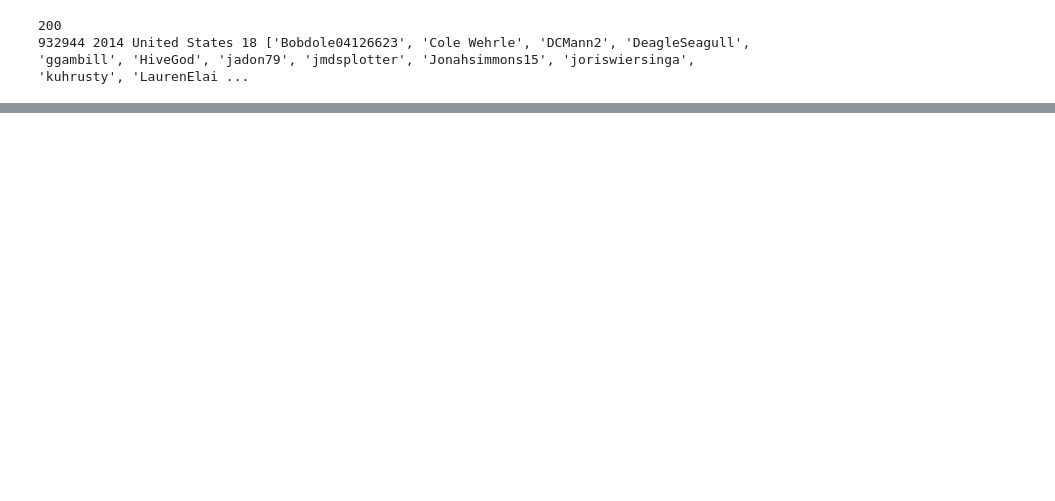
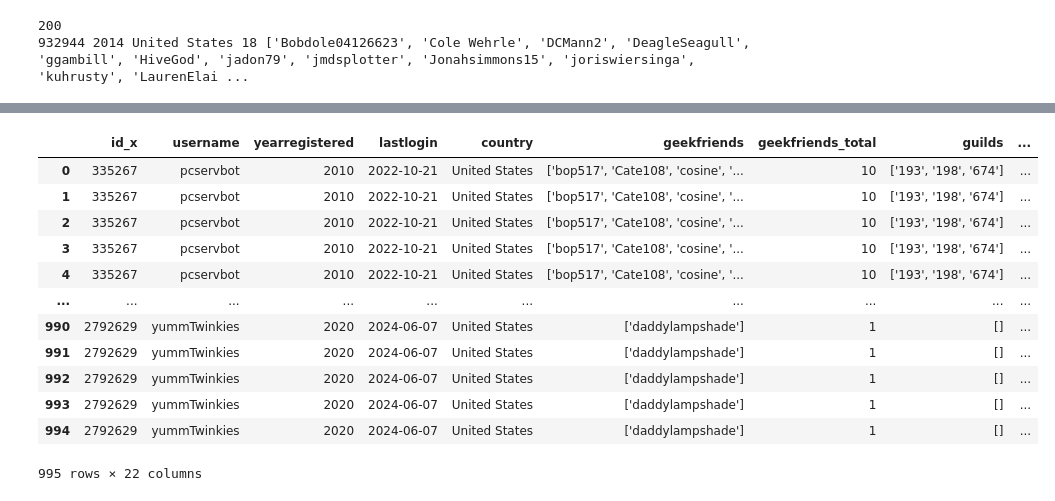
Before and after one commit to maudiaz221/BGG, a Jupyter notebook: extract_random_user.ipynb, the cells around one changed output, grey strips where cells are left out. Drawn from its saved outputs; the diff is of its cells as text; code cells hidden in the pictures; blank space fills up the shorter version.

```diff
--- a/extract_random_user.ipynb
+++ b/extract_random_user.ipynb
@@ -261,0 +415,18 @@ df.to_csv('players.csv', index=False)
+# %%
+df2 = pd.read_csv('second_order.csv')
+# %%
+df2
+# %% [output]
+|  | id_x | username | yearregistered | lastlogin | country | geekfriends | geekfriends_total | guilds | ... |
+| 0 | 335267 | pcservbot | 2010 | 2022-10-21 | United States | ['bop517', 'Cate108', 'cosine', '... | 10 | ['193', '198', '674'] | ... |
+| 1 | 335267 | pcservbot | 2010 | 2022-10-21 | United States | ['bop517', 'Cate108', 'cosine', '... | 10 | ['193', '198', '674'] | ... |
+| 2 | 335267 | pcservbot | 2010 | 2022-10-21 | United States | ['bop517', 'Cate108', 'cosine', '... | 10 | ['193', '198', '674'] | ... |
+| 3 | 335267 | pcservbot | 2010 | 2022-10-21 | United States | ['bop517', 'Cate108', 'cosine', '... | 10 | ['193', '198', '674'] | ... |
+| 4 | 335267 | pcservbot | 2010 | 2022-10-21 | United States | ['bop517', 'Cate108', 'cosine', '... | 10 | ['193', '198', '674'] | ... |
+| ... | ... | ... | ... | ... | ... | ... | ... | ... | ... |
+| 990 | 2792629 | yummTwinkies | 2020 | 2024-06-07 | United States | ['daddylampshade'] | 1 | [] | ... |
+| 991 | 2792629 | yummTwinkies | 2020 | 2024-06-07 | United States | ['daddylampshade'] | 1 | [] | ... |
+| 992 | 2792629 | yummTwinkies | 2020 | 2024-06-07 | United States | ['daddylampshade'] | 1 | [] | ... |
+| 993 | 2792629 | yummTwinkies | 2020 | 2024-06-07 | United States | ['daddylampshade'] | 1 | [] | ... |
+| 994 | 2792629 | yummTwinkies | 2020 | 2024-06-07 | United States | ['daddylampshade'] | 1 | [] | ... |
+995 rows × 22 columns
```
Also changed, not shown: parts of 15 cells of this notebook, 7 other files.
